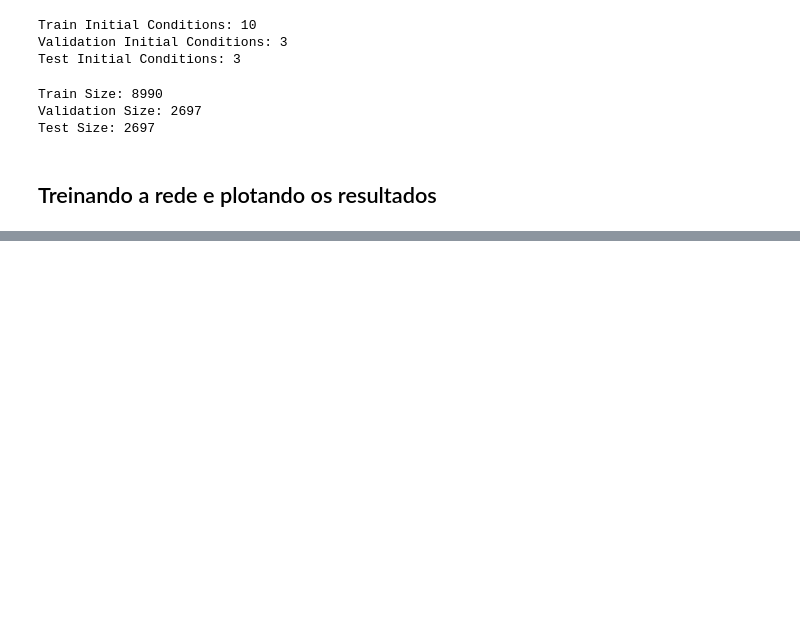
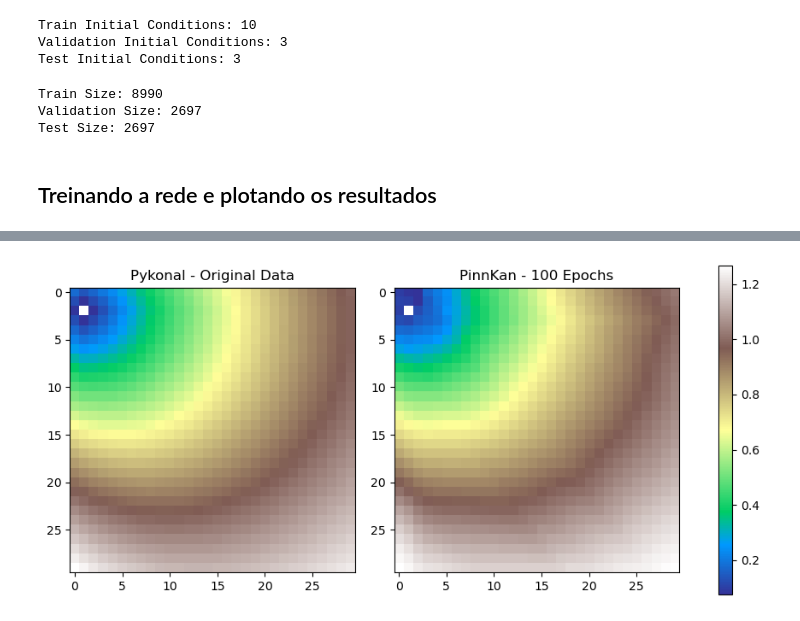
Before and after one commit to viniciuspaiva1/TCC-Eikonal, a Jupyter notebook: first_steps.ipynb, the cells around one changed output, grey strips where cells are left out. Saved outputs shown, nothing was run; the diff lists cells and outputs as text; code cells hidden in the pictures; blank space fills up the shorter version.

```diff
--- a/first_steps.ipynb
+++ b/first_steps.ipynb
@@ -377,3 +378,7 @@ visualizando_resultados_on_training(50, 10)
+# %%
+visualizando_resultados_on_training(100, 100)
+# %% [output]
+[figure, added]
 # %%
 fig = arch.plot_losses()
 fig.show()
```
Also changed, not shown: parts of 13 cells of this notebook, 1 other file.
